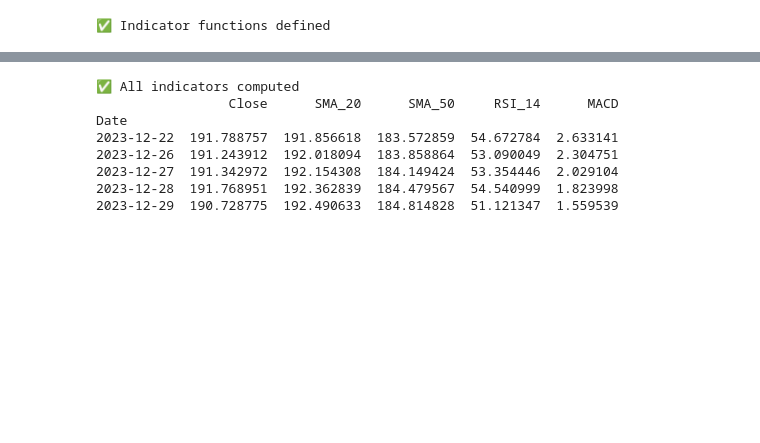
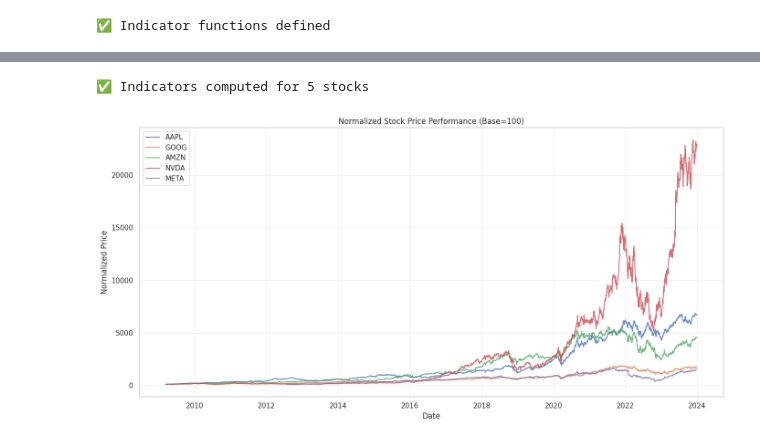
Before and after one commit to meronteklehaymanotgebru/nova-financial-sentiment-pipeline, a Jupyter notebook: notebooks/02_technical_indicators.ipynb, the cells around one changed output, grey strips where cells are left out. Saved outputs shown, nothing was run; the diff lists cells and outputs as text; code cells hidden in the pictures; blank space fills up the shorter version.

```diff
--- a/notebooks/02_technical_indicators.ipynb
+++ b/notebooks/02_technical_indicators.ipynb
@@ -70,27 +73,42 @@ Date
 # %%
-# Compute indicators on Close price
-price = df['Close']
+# %% [markdown]
+# ## Compute Indicators for All Stocks
 
-df['SMA_20'] = sma(price, 20)
-df['SMA_50'] = sma(price, 50)
-df['EMA_12'] = ema(price, 12)
-df['EMA_26'] = ema(price, 26)
-df['RSI_14'] = rsi(price, 14)
+# %%
+for ticker, df in stock_dfs.items():
+    price = df['Close']
+    df['SMA_20'] = sma(price, 20)
+    df['SMA_50'] = sma(price, 50)
+    df['RSI_14'] = rsi(price, 14)
+    macd_l, sig_l, hist = macd(price)
+    df['MACD'] = macd_l
+    df['MACD_Signal'] = sig_l
+    df['MACD_Hist'] = hist
+    df['Daily_Return'] = price.pct_change() * 100
+    stock_dfs[ticker] = df.dropna()
 
-macd_line, signal_line, histogram = macd(price)
-df['MACD'] = macd_line
-df['MACD_Signal'] = signal_line
-df['MACD_Hist'] = histogram
-
-print("✅ All indicators computed")
-print(df[['Close', 'SMA_20', 'SMA_50', 'RSI_14', 'MACD']].tail())
+print(f"\n✅ Indicators computed for {len(stock_dfs)} stocks")
 # %% [output]
-✅ All indicators computed
-                 Close      SMA_20      SMA_50     RSI_14      MACD
-Date
-2023-12-22  191.788757  191.856618  183.572859  54.672784  2.633141
-2023-12-26  191.243912  192.018094  183.858864  53.090049  2.304751
-2023-12-27  191.342972  192.154308  184.149424  53.354446  2.029104
-2023-12-28  191.768951  192.362839  184.479567  54.540999  1.823998
-2023-12-29  190.728775  192.490633  184.814828  51.121347  1.559539
+✅ Indicators computed for 5 stocks
+# %%
+# %% [markdown]
+# ## Visualize: Price Comparison (Normalized)
+
+# %%
+plt.figure(figsize=(14, 7))
+for ticker, df in stock_dfs.items():
+    # Normalize to 100 at start
+    norm_price = 100 * df['Close'] / df['Close'].iloc[0]
+    plt.plot(df.index, norm_price, label=ticker, linewidth=1.5, alpha=0.8)
+
+plt.title('Normalized Stock Price Performance (Base=100)')
+plt.xlabel('Date')
+plt.ylabel('Normalized Price')
+plt.legend()
+plt.grid(alpha=0.3)
+plt.tight_layout()
+plt.savefig(REPORTS_DIR / 'all_stocks_normalized.png', dpi=300)
+plt.show()
+# %% [output]
+[figure, added]
 # %%
```
Also changed, not shown: parts of 8 cells of this notebook, 2 other files.
